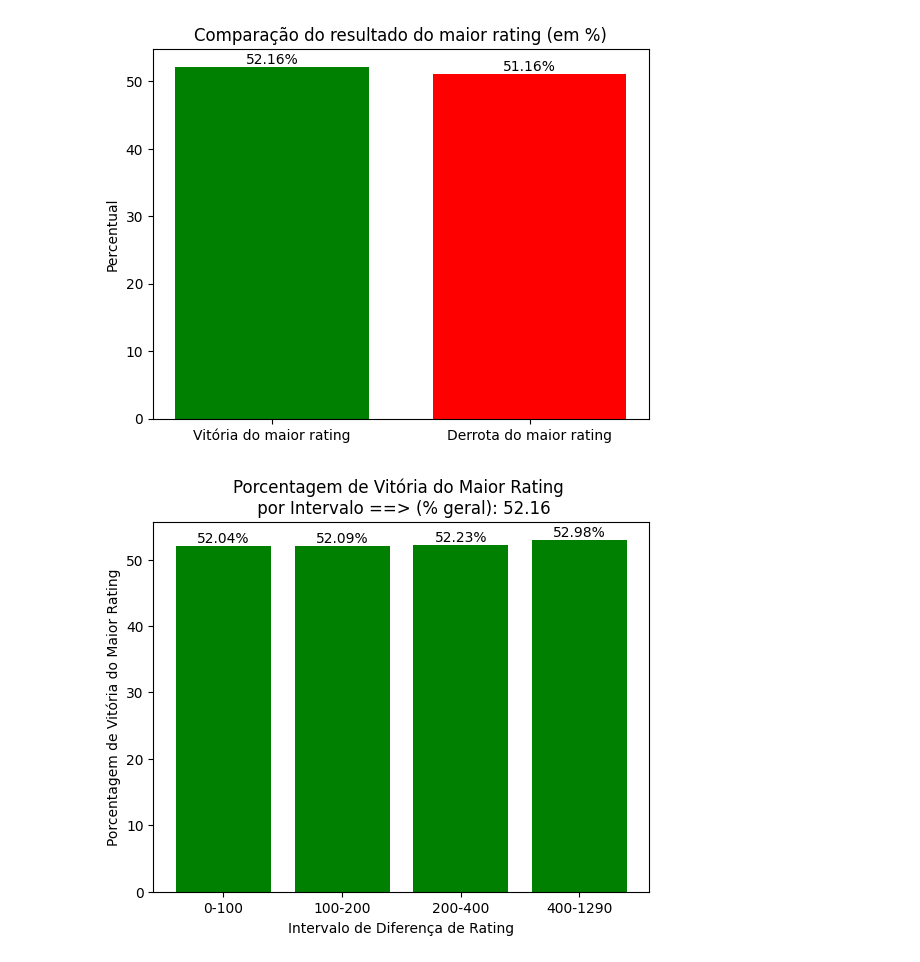
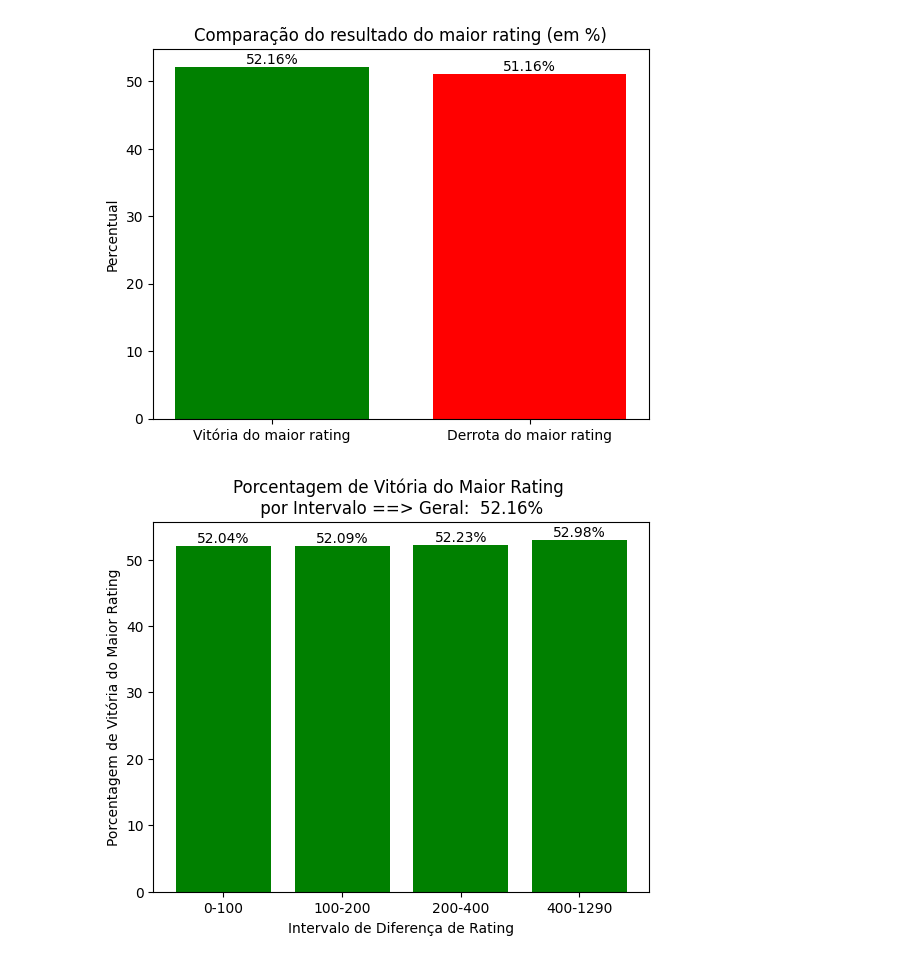
Before and after one commit to wevertonrs/chessrating, a Jupyter notebook: projeto_final.ipynb, the cells around one changed output. Drawn from its saved outputs; the diff is of its cells as text; code cells hidden in the pictures.

```diff
--- a/projeto_final.ipynb
+++ b/projeto_final.ipynb
@@ -125,7 +127,8 @@ ndf = ndf.with_columns(
 # major_rating_has_won
 
 ndf = ndf.with_columns(
-    pl.when((ndf['winner'] == 'white') & (ndf['winner_rating_value'] == ndf['white_rating']))
+    pl.when((ndf['winner'] == 'white') &
+            (ndf['winner_rating_value'] == ndf['white_rating']))
     .then(True)
     .otherwise(False)
     .alias('major_rating_has_won')
@@ -206,33 +213,33 @@ intervalos = [(0, 100),
 major_won_total_percent = (
     (ndf.filter(ndf['major_rating_has_won'] == True).height) /
     (ndf.height) * 100)
 
 percentagens_won = []
 
 # Calcula as porcentagens de vitória do maior rating para cada intervalo
 for intervalo in intervalos:
     min_diff, max_diff = intervalo
 
     filtered_df = ndf.filter((ndf['rating_difference'] >= min_diff)
                            & (ndf['rating_difference'] < max_diff))
 
     count_major_rating_won = filtered_df.filter(filtered_df['major_rating_has_won'] == True).height
 
     percent_major_rating_won = (count_major_rating_won / filtered_df.height) * 100
     percentagens_won.append(percent_major_rating_won)
 
 # Rotulos das barras segundo os intevalos
 labels = [f'{min_diff}-{max_diff}' for min_diff, max_diff in intervalos]
 
 
 plt.bar(labels, percentagens_won, color='green')
 plt.xlabel('Intervalo de Diferença de Rating')
 plt.ylabel('Porcentagem de Vitória do Maior Rating')
-plt.title('Porcentagem de Vitória do Maior Rating \n por Intervalo ==> (% geral): '
-          + str(major_won_total_percent)[:5])
+plt.title(f'Porcentagem de Vitória do Maior Rating \n por Intervalo ==> Geral: {major_won_total_percent: .2f}% ')
+
 for i, percentagem in enumerate(percentagens_won):
     plt.text(i, percentagem, f'{percentagem:.2f}%', ha='center', va='bottom')
 
 plt.show()
 # %% [output]
-[figure, old version]
+[figure, new version]
```
Also changed, not shown: parts of 7 cells of this notebook.
